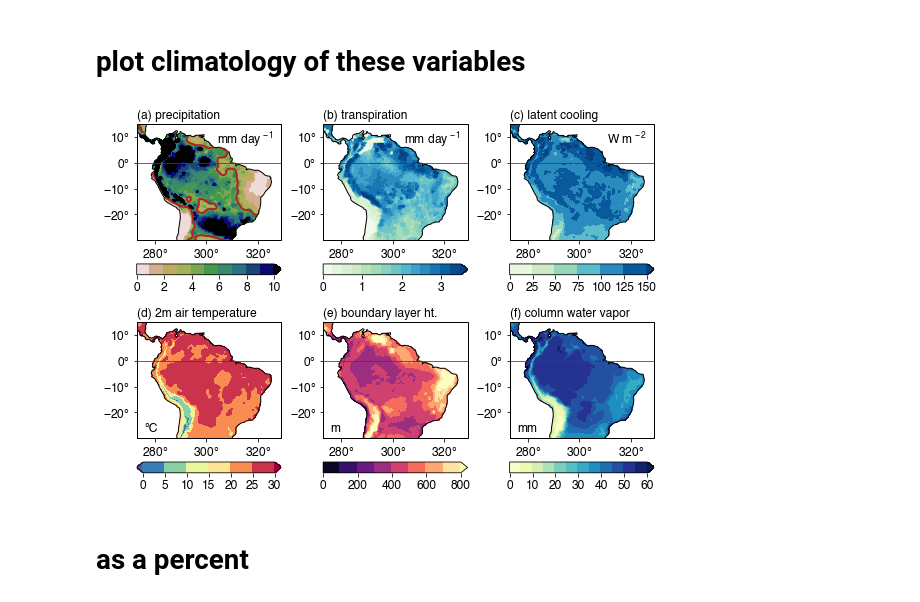
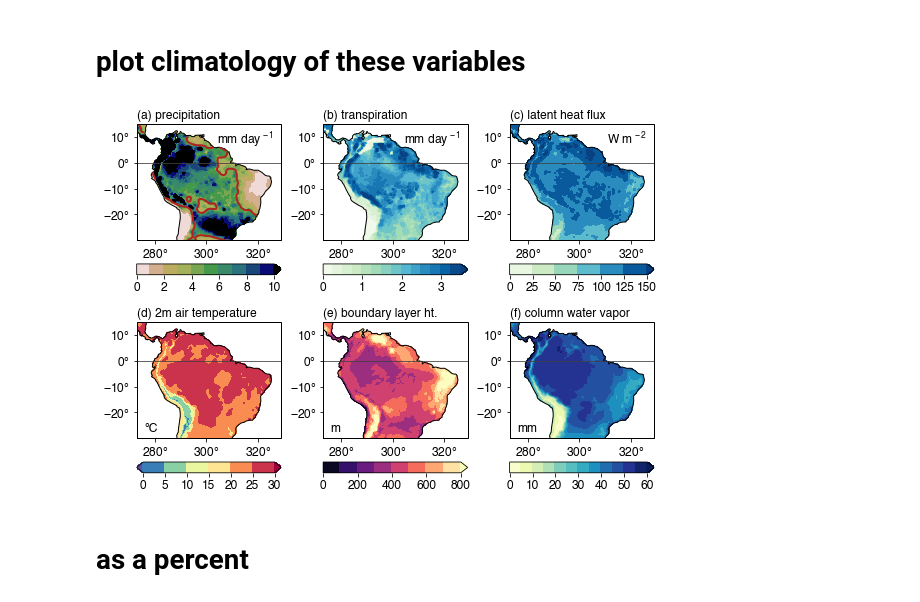
Before and after one commit to bairdlangenbrunner/amazon-phys-response-paper, a Jupyter notebook: scripts/MAIN_figure02_and_SI_figures_02_03_maps_of_10day_changes.ipynb, the cells around one changed output. Drawn from its saved outputs; the diff is of its cells as text; code cells hidden in the pictures.

```diff
--- a/scripts/MAIN_figure02_and_SI_figures_02_03_maps_of_10day_changes.ipynb
+++ b/scripts/MAIN_figure02_and_SI_figures_02_03_maps_of_10day_changes.ipynb
@@ -328,7 +326,7 @@ fig.canvas.draw_idle()
 
 title = ax1.text(s='(a) $\Delta$ precipitation', x=0, y=1.02, ha='left', va='bottom', fontsize=fontsize, transform=ax1.transAxes)
 title = ax2.text(s='(b) $\Delta$ transpiration', x=0, y=1.02, ha='left', va='bottom', fontsize=fontsize, transform=ax2.transAxes)
-title = ax3.text(s='(c) $\Delta$ latent cooling', x=0, y=1.02, ha='left', va='bottom', fontsize=fontsize, transform=ax3.transAxes)
+title = ax3.text(s='(c) $\Delta$ latent heat flux', x=0, y=1.02, ha='left', va='bottom', fontsize=fontsize, transform=ax3.transAxes)
 title = ax4.text(s='(d) $\Delta$ 2m air temperature', x=0, y=1.02, ha='left', va='bottom', fontsize=fontsize, transform=ax4.transAxes)
 title = ax5.text(s='(e) $\Delta$ boundary layer ht.', x=0, y=1.02, ha='left', va='bottom', fontsize=fontsize, transform=ax5.transAxes)
 title = ax6.text(s='(f) $\Delta$ column water vapor', x=0, y=1.02, ha='left', va='bottom', fontsize=fontsize, transform=ax6.transAxes)
@@ -360,22 +358,22 @@ ax6.text(s='mm', x=0.05, y=0.03, \
 
 for c in contour_plot1.collections:
     c.set_edgecolor('face')
-    c.set_rasterized(True)
+    #c.set_rasterized(True)
 for c in contour_plot2.collections:
     c.set_edgecolor('face')
-    c.set_rasterized(True)
+    #c.set_rasterized(True)
 for c in contour_plot3.collections:
     c.set_edgecolor('face')
-    c.set_rasterized(True)
+    #c.set_rasterized(True)
 for c in contour_plot4.collections:
     c.set_edgecolor('face')
-    c.set_rasterized(True)
+    #c.set_rasterized(True)
 for c in contour_plot5.collections:
     c.set_edgecolor('face')
-    c.set_rasterized(True)
+    #c.set_rasterized(True)
 for c in contour_plot6.collections:
     c.set_edgecolor('face')
-    c.set_rasterized(True)
+    #c.set_rasterized(True)
 
 cbar_thickness=0.025
 cbar_yshift=-0.08
@@ -567,7 +565,7 @@ fig.canvas.draw_idle()
 
 title = ax1.text(s='(a) precipitation', x=0, y=1.02, ha='left', va='bottom', fontsize=fontsize, transform=ax1.transAxes)
 title = ax2.text(s='(b) transpiration', x=0, y=1.02, ha='left', va='bottom', fontsize=fontsize, transform=ax2.transAxes)
-title = ax3.text(s='(c) latent cooling', x=0, y=1.02, ha='left', va='bottom', fontsize=fontsize, transform=ax3.transAxes)
+title = ax3.text(s='(c) latent heat flux', x=0, y=1.02, ha='left', va='bottom', fontsize=fontsize, transform=ax3.transAxes)
 title = ax4.text(s='(d) 2m air temperature', x=0, y=1.02, ha='left', va='bottom', fontsize=fontsize, transform=ax4.transAxes)
 title = ax5.text(s='(e) boundary layer ht.', x=0, y=1.02, ha='left', va='bottom', fontsize=fontsize, transform=ax5.transAxes)
 title = ax6.text(s='(f) column water vapor', x=0, y=1.02, ha='left', va='bottom', fontsize=fontsize, transform=ax6.transAxes)
@@ -599,22 +597,22 @@ ax6.text(s='mm', x=0.05, y=0.03, \
 
 for c in contour_plot1.collections:
     c.set_edgecolor('face')
-    c.set_rasterized(True)
+#    c.set_rasterized(True)
 for c in contour_plot2.collections:
     c.set_edgecolor('face')
-    c.set_rasterized(True)
+#    c.set_rasterized(True)
 for c in contour_plot3.collections:
     c.set_edgecolor('face')
-    c.set_rasterized(True)
+#    c.set_rasterized(True)
 for c in contour_plot4.collections:
     c.set_edgecolor('face')
-    c.set_rasterized(True)
+#    c.set_rasterized(True)
 for c in contour_plot5.collections:
     c.set_edgecolor('face')
-    c.set_rasterized(True)
+#    c.set_rasterized(True)
 for c in contour_plot6.collections:
     c.set_edgecolor('face')
-    c.set_rasterized(True)
+#    c.set_rasterized(True)
 
 
 cbar_thickness=0.025
@@ -640,34 +638,34 @@ cbar_axes = fig.add_axes([bbox_position.x0, bbox_position.y0+cbar_yshift, bbox_p
 cbar = mp.colorbar(contour_plot3, orientation='horizontal', cax=cbar_axes)
 cbar_axes.tick_params(labelsize=fontsize)
 for c in cbar_axes.collections:
     c.set_edgecolor('face')
 
 bbox_position = ax4.get_position()
 cbar_axes = fig.add_axes([bbox_position.x0, bbox_position.y0+cbar_yshift, bbox_position.width, cbar_thickness], rasterized=True)
 cbar = mp.colorbar(contour_plot4, orientation='horizontal', cax=cbar_axes)
 cbar_axes.tick_params(labelsize=fontsize)
 for c in cbar_axes.collections:
     c.set_edgecolor('face')
 
 bbox_position = ax5.get_position()
 cbar_axes = fig.add_axes([bbox_position.x0, bbox_position.y0+cbar_yshift, bbox_position.width, cbar_thickness], rasterized=True)
 cbar = mp.colorbar(contour_plot5, orientation='horizontal', cax=cbar_axes)
 cbar_axes.tick_params(labelsize=fontsize)
 cbar.set_ticks([0,200,400,600,800])
 for c in cbar_axes.collections:
     c.set_edgecolor('face')
 
 bbox_position = ax6.get_position()
 cbar_axes = fig.add_axes([bbox_position.x0, bbox_position.y0+cbar_yshift, bbox_position.width, cbar_thickness], rasterized=True)
 cbar = mp.colorbar(contour_plot6, orientation='horizontal', cax=cbar_axes)
 cbar_axes.tick_params(labelsize=fontsize)
 for c in cbar_axes.collections:
     c.set_edgecolor('face')
 
 #fig.savefig(run_info+'_figure2.pdf', transparent=True, bbox_inches='tight')
 fig.savefig('../figures/SI_fig03.pdf', dpi=300, transparent=True, bbox_inches='tight')
 # %% [output]
-[figure, old version]
+[figure, new version]
 # %% [markdown]
 # as a percent
 # %%
```
Also changed, not shown: parts of 2 cells of this notebook, 34 other files.
